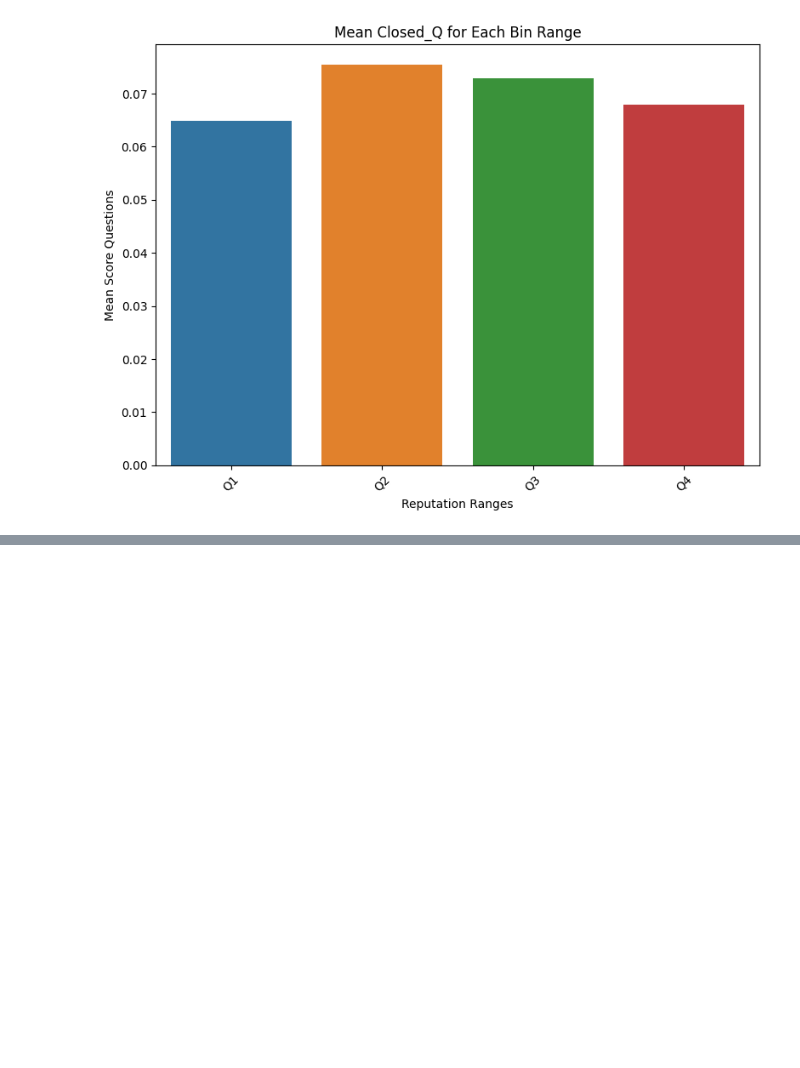
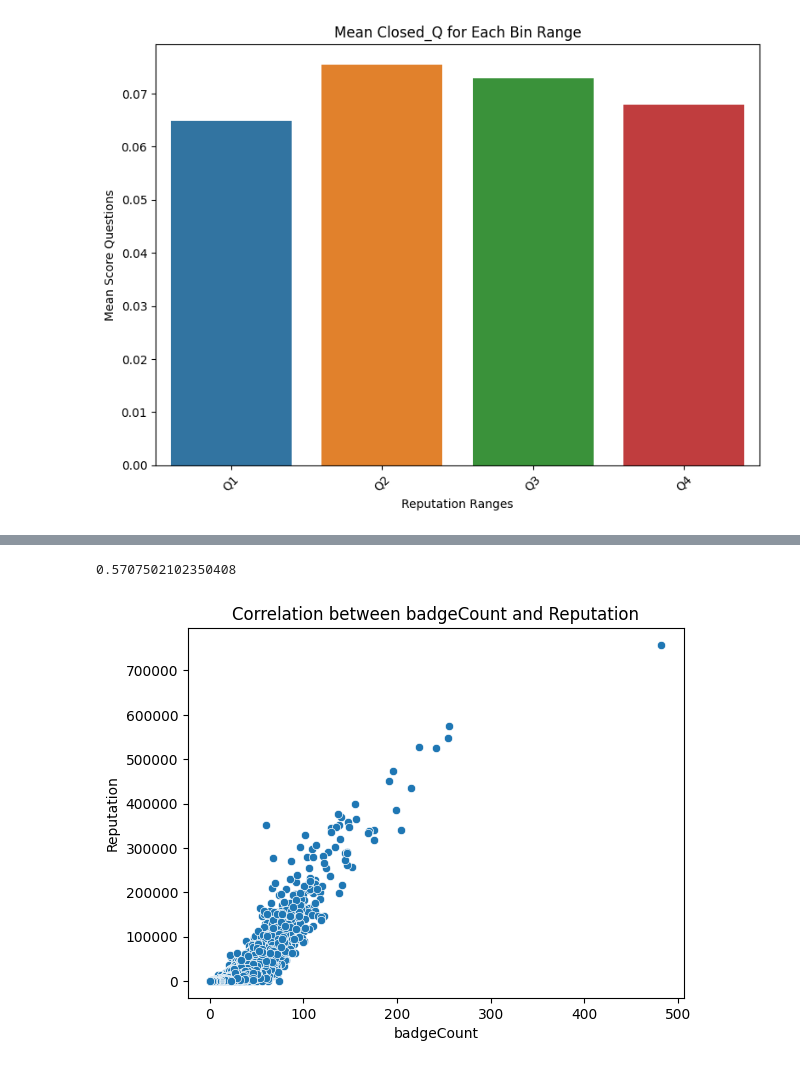
Before and after one commit to mostafa-ja/Data-Mining-fall-2023, a Jupyter notebook: Data_Mining2.ipynb, the cells around one changed output, grey strips where cells are left out. Drawn from its saved outputs; the diff is of its cells as text; code cells hidden in the pictures; blank space fills up the shorter version.

```diff
--- a/Data_Mining2.ipynb
+++ b/Data_Mining2.ipynb
@@ -357,0 +430,15 @@ plt.show()
+# %%
+# Calculating the correlation between 'Column1' and 'Column2'
+correlation = merged_U_B['badgeCount'].corr(merged_U_B['Reputation'])
+correlation
+# %% [output]
+0.5707502102350408
+# %%
+# Plotting correlation between Column1 and Column2
+sns.scatterplot(x='badgeCount', y='Reputation', data=merged_U_B)
+plt.title('Correlation between badgeCount and Reputation')
+plt.xlabel('badgeCount')
+plt.ylabel('Reputation')
+plt.show()
+# %% [output]
+[figure, added]
```
Also changed, not shown: parts of 8 cells of this notebook.
